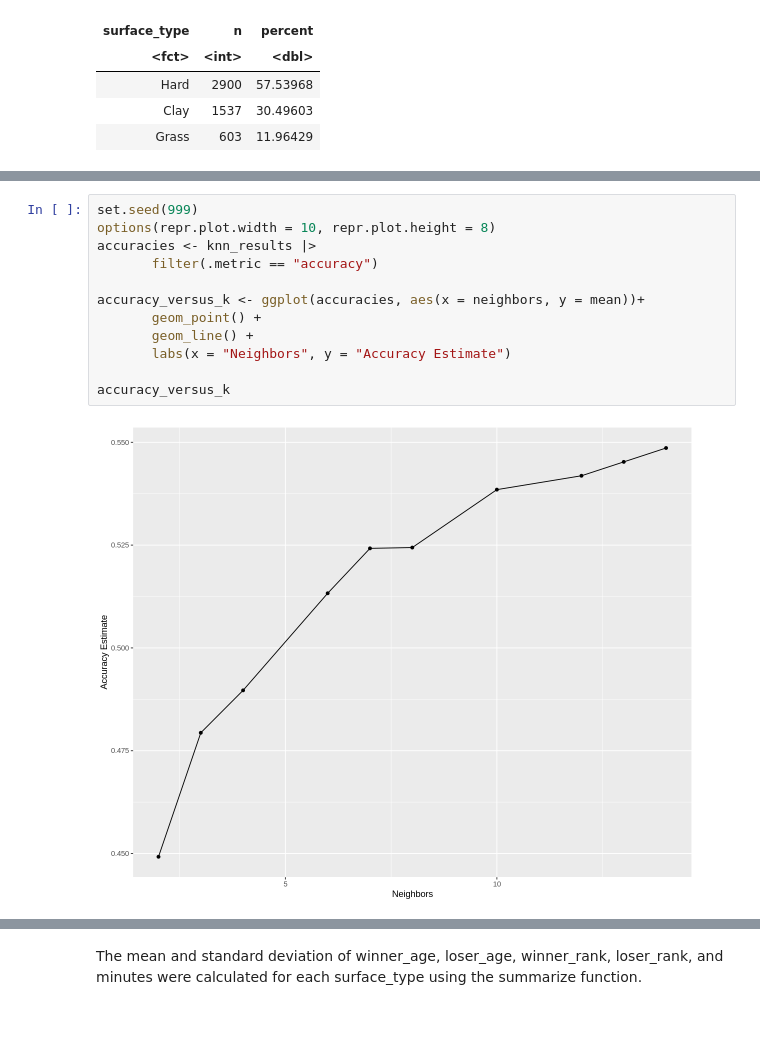
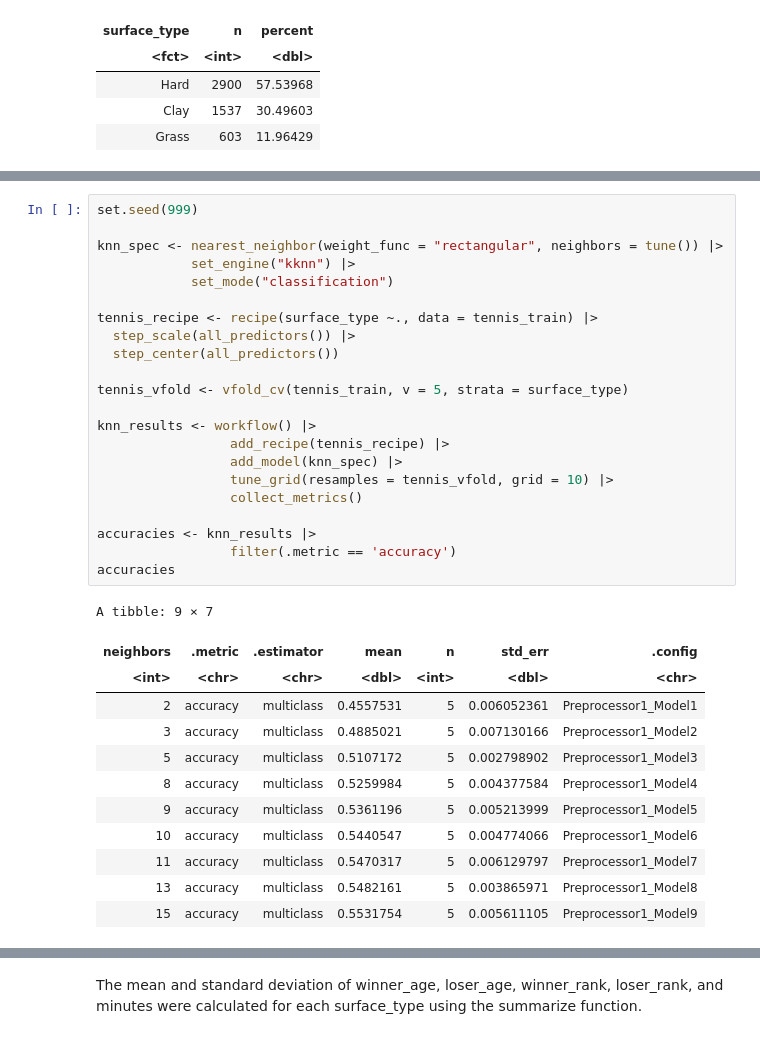
Before and after one commit to hirnas/DSCI100GW, a Jupyter notebook: group project/project code.ipynb, the cells around one changed output, grey strips where cells are left out. Cells and saved outputs as stored; diff of their text form.

```diff
--- a/group project/project code.ipynb
+++ b/group project/project code.ipynb
@@ -230,14 +110,35 @@ A tibble: 6 × 7
-# %%
-set.seed(999)
-options(repr.plot.width = 10, repr.plot.height = 8)
-accuracies <- knn_results |>
-       filter(.metric == "accuracy")
-
-accuracy_versus_k <- ggplot(accuracies, aes(x = neighbors, y = mean))+
-       geom_point() +
-       geom_line() +
-       labs(x = "Neighbors", y = "Accuracy Estimate")
-
-accuracy_versus_k
-# %% [output]
-[figure, removed]
+# %%
+set.seed(999)
+
+knn_spec <- nearest_neighbor(weight_func = "rectangular", neighbors = tune()) |>
+            set_engine("kknn") |>
+            set_mode("classification")
+
+tennis_recipe <- recipe(surface_type ~., data = tennis_train) |>
+  step_scale(all_predictors()) |>
+  step_center(all_predictors())
+
+tennis_vfold <- vfold_cv(tennis_train, v = 5, strata = surface_type)
+
+knn_results <- workflow() |>
+                 add_recipe(tennis_recipe) |>
+                 add_model(knn_spec) |>
+                 tune_grid(resamples = tennis_vfold, grid = 10) |>
+                 collect_metrics()
+
+accuracies <- knn_results |>
+                 filter(.metric == 'accuracy')
+accuracies
+# %% [output]
+A tibble: 9 × 7
+| neighbors | .metric | .estimator | mean | n | std_err | .config |
+| <int> | <chr> | <chr> | <dbl> | <int> | <dbl> | <chr> |
+| 2 | accuracy | multiclass | 0.4557531 | 5 | 0.006052361 | Preprocessor1_Model1 |
+| 3 | accuracy | multiclass | 0.4885021 | 5 | 0.007130166 | Preprocessor1_Model2 |
+| 5 | accuracy | multiclass | 0.5107172 | 5 | 0.002798902 | Preprocessor1_Model3 |
+| 8 | accuracy | multiclass | 0.5259984 | 5 | 0.004377584 | Preprocessor1_Model4 |
+| 9 | accuracy | multiclass | 0.5361196 | 5 | 0.005213999 | Preprocessor1_Model5 |
+| 10 | accuracy | multiclass | 0.5440547 | 5 | 0.004774066 | Preprocessor1_Model6 |
+| 11 | accuracy | multiclass | 0.5470317 | 5 | 0.006129797 | Preprocessor1_Model7 |
+| 13 | accuracy | multiclass | 0.5482161 | 5 | 0.003865971 | Preprocessor1_Model8 |
+| 15 | accuracy | multiclass | 0.5531754 | 5 | 0.005611105 | Preprocessor1_Model9 |
```
Also changed, not shown: parts of 17 cells of this notebook.
